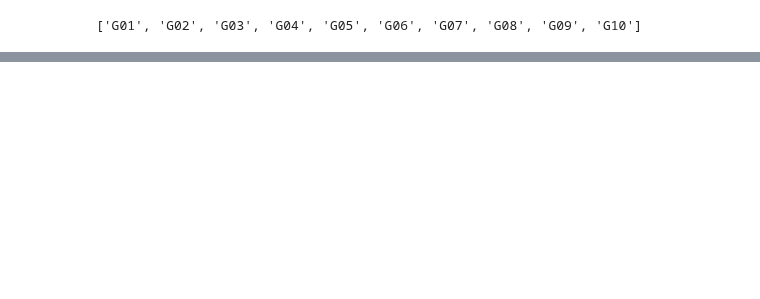
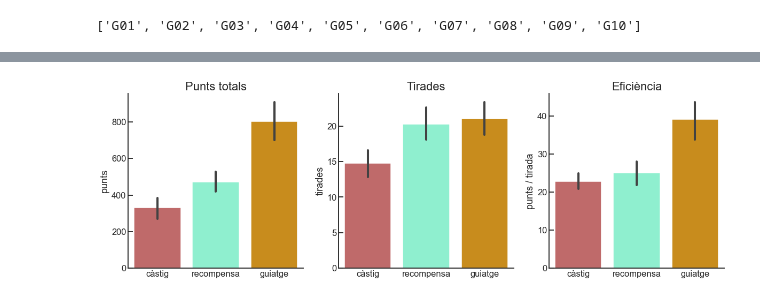
Before and after one commit to davidbestue/OpenBrains, a Jupyter notebook: Diana_analysis/analysis_diana.ipynb, the cells around one changed output, grey strips where cells are left out. Cells and saved outputs as stored; diff of their text form; code cells hidden in the pictures; blank space fills up the shorter version.

```diff
--- a/Diana_analysis/analysis_diana.ipynb
+++ b/Diana_analysis/analysis_diana.ipynb
@@ -157,0 +104,51 @@ No artists with labels found to put in legend.  Note that artists whose label st
+# %%
+plt.figure(figsize=(20,6))
+
+plt.subplot(131)
+sns.barplot(data=df, x="feedback_type", y="sum",
+            order=['càstig', 'recompensa', 'guiatge'],
+            ci=68,  palette=[c_castig, c_recompensa, c_guiatge])
+
+plt.gca().spines['right'].set_visible(False)  # aesthetics                                                                              # remove right spines
+plt.gca().spines['top'].set_visible(False)                                                                                  # remove top spines
+plt.gca().get_xaxis().tick_bottom()
+plt.gca().get_yaxis().tick_left()
+plt.gca().tick_params(direction='in') #direction
+#plt.gca().set_ylim(0,80)
+plt.xlabel('')
+plt.ylabel('punts');
+plt.title('Punts totals', fontsize=22)
+
+
+plt.subplot(132)
+sns.barplot(data=df, x="feedback_type", y="#thorws",
+            order=['càstig', 'recompensa', 'guiatge'],
+            ci=68,  palette=[c_castig, c_recompensa, c_guiatge])
+
+plt.gca().spines['right'].set_visible(False)  # aesthetics                                                                              # remove right spines
+plt.gca().spines['top'].set_visible(False)                                                                                  # remove top spines
+plt.gca().get_xaxis().tick_bottom()
+plt.gca().get_yaxis().tick_left()
+plt.gca().tick_params(direction='in') #direction
+#plt.gca().set_ylim(0,80)
+plt.xlabel('')
+plt.ylabel('tirades');
+plt.title('Tirades', fontsize=22)
+
+
+plt.subplot(133)
+sns.barplot(data=df, x="feedback_type", y="mean_points",
+            order=['càstig', 'recompensa', 'guiatge'],
+            ci=68,  palette=[c_castig, c_recompensa, c_guiatge])
+
+plt.gca().spines['right'].set_visible(False)  # aesthetics                                                                              # remove right spines
+plt.gca().spines['top'].set_visible(False)                                                                                  # remove top spines
+plt.gca().get_xaxis().tick_bottom()
+plt.gca().get_yaxis().tick_left()
+plt.gca().tick_params(direction='in') #direction
+#plt.gca().set_ylim(0,80)
+plt.xlabel('')
+plt.ylabel('punts / tirada');
+plt.title('Eficiència', fontsize=22);
+# %% [output]
+[figure, added]
```
Also changed, not shown: parts of 18 cells of this notebook, 1 other file.
